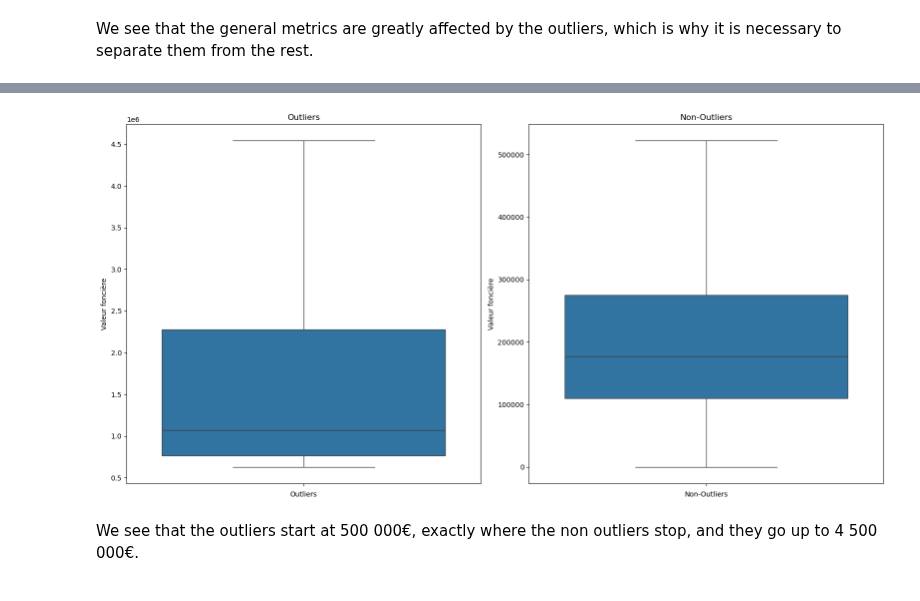
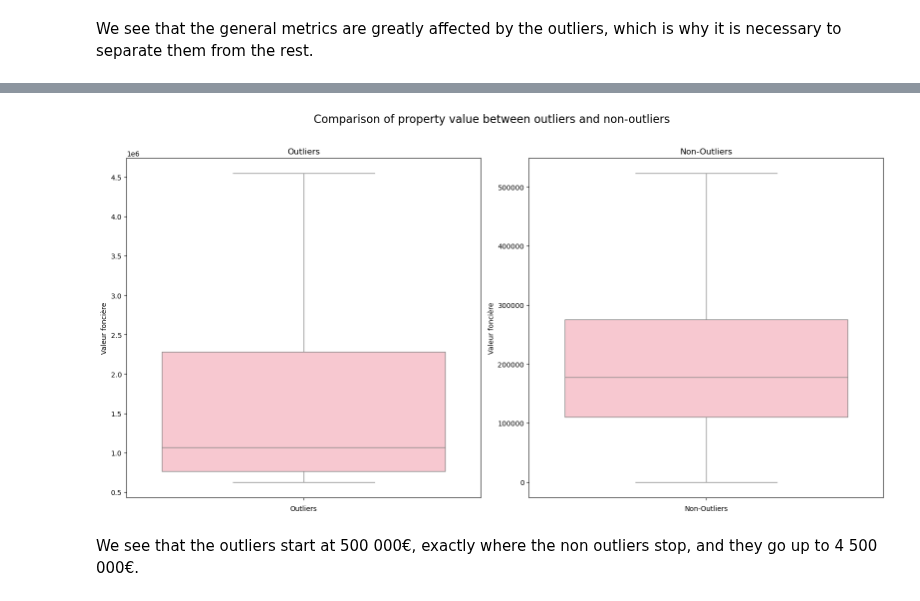
Before and after one commit to Kal3idoscope/Land-data-analysis-French-market, a Jupyter notebook: geographical_comparisons.ipynb, the cells around one changed output, grey strips where cells are left out. Cells and saved outputs as stored; diff of their text form; code cells hidden in the pictures.

Commit message:
add comparison o/no

```diff
--- a/geographical_comparisons.ipynb
+++ b/geographical_comparisons.ipynb
@@ -366,25 +373,26 @@ We see that the general metrics are greatly affected by the outliers, which is w
 # %%
 #### COMPARISON BW OUTLIERS AND NON-OUTLIERS ####
 plt.figure(figsize=(16, 8))
+plt.suptitle("Comparison of property value between outliers and non-outliers", fontsize=16, y=1.02)
 
 # Outliers
 plt.subplot(1, 2, 1)
-sns.boxplot(data=outliers['Valeur fonciere'], showfliers=False)
+sns.boxplot(y=outliers['Valeur fonciere'], color='pink', showfliers=False)
 plt.title('Outliers')
 plt.ylabel('Valeur foncière')
 plt.xlabel('Outliers')
 
 # Non-outliers
 plt.subplot(1, 2, 2)
-sns.boxplot(data=non_outliers['Valeur fonciere'], showfliers=False)
+sns.boxplot(y=non_outliers['Valeur fonciere'], color='pink', showfliers=False)
 plt.title('Non-Outliers')
 plt.ylabel('Valeur foncière')
 plt.xlabel('Non-Outliers')
 
 plt.tight_layout()
 plt.show()
 # %% [output]
-[figure, old version]
+[figure, new version]
 # %% [markdown]
 We see that the outliers start at 500 000€, exactly where the non outliers stop, and they go up to 4 500 000€.
 # %%
```
Also changed, not shown: parts of 16 cells of this notebook, 1 other file.
